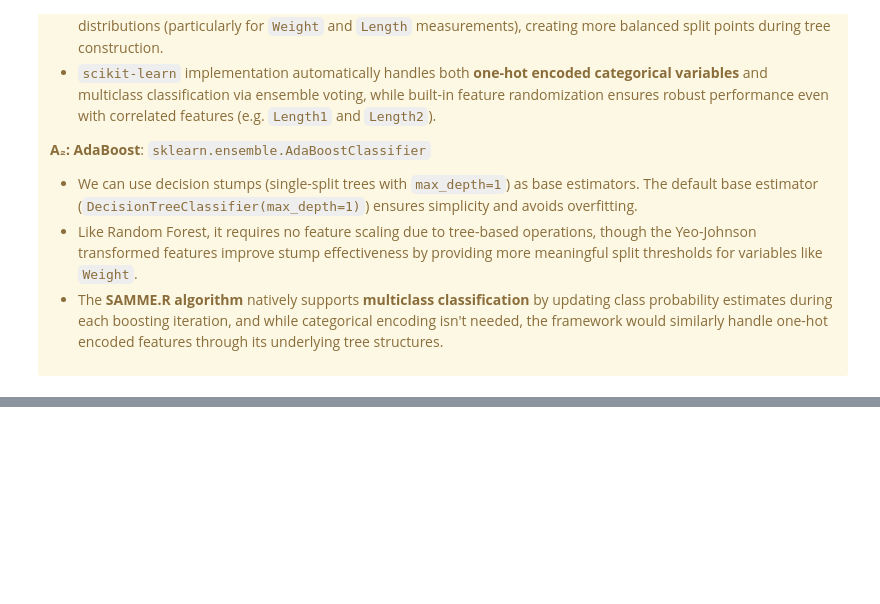
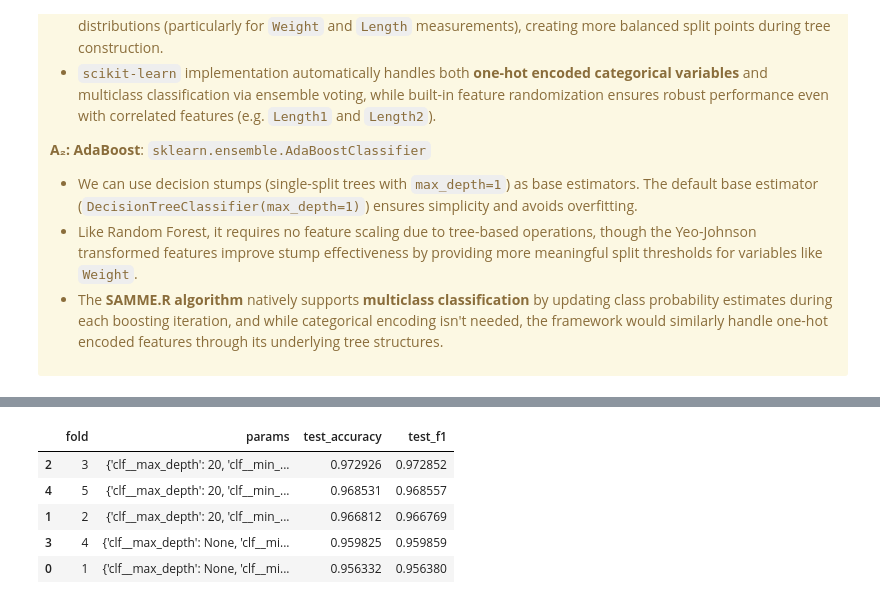
Before and after one commit to heansuh/ml_fish, a Jupyter notebook: experiments.ipynb, the cells around one changed output, grey strips where cells are left out. Saved outputs shown, nothing was run; the diff lists cells and outputs as text; code cells hidden in the pictures; blank space fills up the shorter version.

```diff
--- a/experiments.ipynb
+++ b/experiments.ipynb
@@ -531,0 +784,23 @@ The implementations of A₁ and A₂ in `scikit-learn` will be used in this mann
+# %%
+pipe_a1 = Pipeline([
+    ('clf', RandomForestClassifier(random_state=42))
+])
+
+pipe_a2 = Pipeline([
+    ('clf', AdaBoostClassifier(
+        estimator=DecisionTreeClassifier(),  # Explicit base estimator
+        random_state=42
+    ))
+])
+
+pipe_b = Pipeline([
+    ('clf', DummyClassifier(strategy='stratified', random_state=42))
+])
+# %%
+outer_cv = StratifiedKFold(n_splits=5, shuffle=True, random_state=42)
+
+# Define scoring metrics
+scoring = {
+    'accuracy': 'accuracy',
+    'f1_macro': make_scorer(f1_score, average='macro')
+}
@@ -531,0 +867,19 @@ The implementations of A₁ and A₂ in `scikit-learn` will be used in this mann
+# %%
+fold_results_a1 = []
+for i, estimator in enumerate(results_a1['estimator']):
+    fold_results_a1.append({
+        'fold': i+1,
+        'params': estimator.best_params_,
+        'test_accuracy': results_a1['test_accuracy'][i],
+        'test_f1': results_a1['test_f1_macro'][i]
+    })
+
+df_results = pd.DataFrame(fold_results_a1)
+df_results.sort_values('test_accuracy', ascending=False)
+# %% [output]
+|  | fold | params | test_accuracy | test_f1 |
+| 2 | 3 | {'clf__max_depth': 20, 'clf__min_... | 0.972926 | 0.972852 |
+| 4 | 5 | {'clf__max_depth': 20, 'clf__min_... | 0.968531 | 0.968557 |
+| 1 | 2 | {'clf__max_depth': 20, 'clf__min_... | 0.966812 | 0.966769 |
+| 3 | 4 | {'clf__max_depth': None, 'clf__mi... | 0.959825 | 0.959859 |
+| 0 | 1 | {'clf__max_depth': None, 'clf__mi... | 0.956332 | 0.956380 |
```
Also changed, not shown: parts of 46 cells of this notebook, 5 other files.
